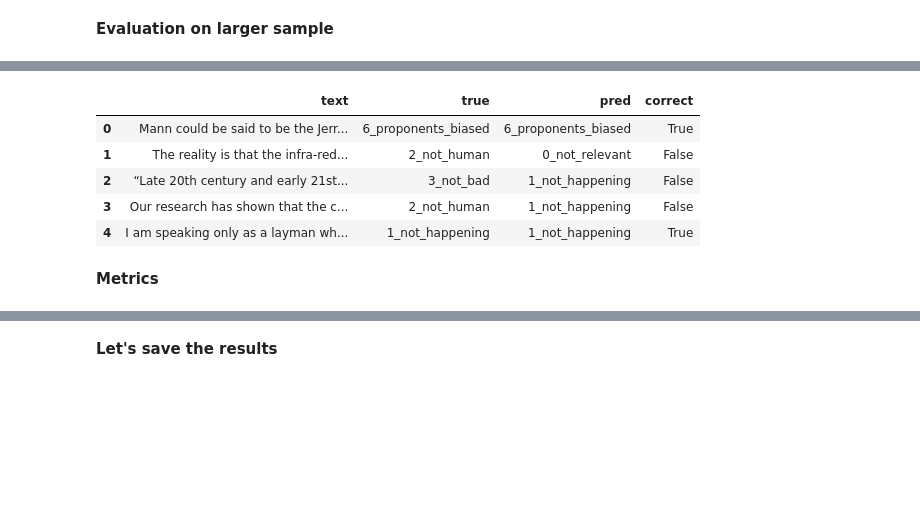
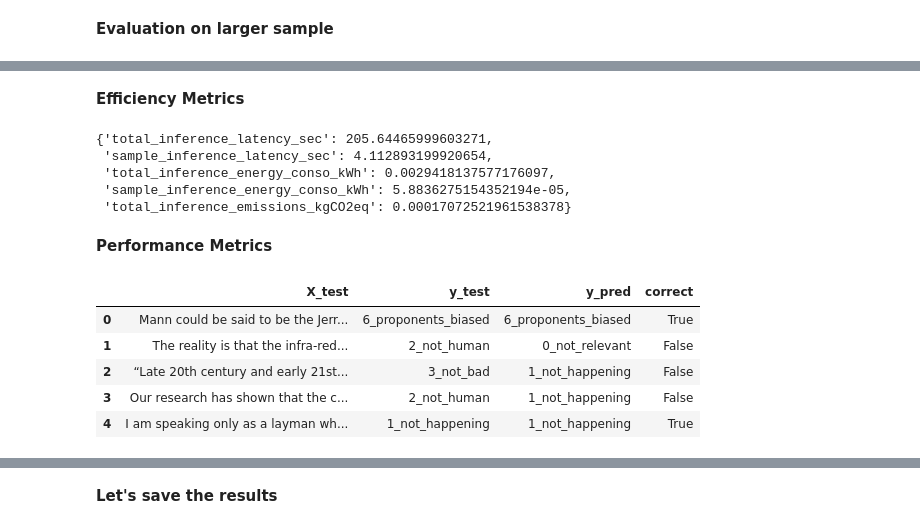
Before and after one commit to Arivima/frugal-ai-challenge, a Jupyter notebook: training/Baseline_text_LLM.ipynb, the cells around one changed output, grey strips where cells are left out. Saved outputs shown, nothing was run; the diff lists cells and outputs as text; code cells hidden in the pictures; blank space fills up the shorter version.

```diff
--- a/training/Baseline_text_LLM.ipynb
+++ b/training/Baseline_text_LLM.ipynb
@@ -505,9 +434,0 @@ Average Power Consumption: 0.000830 W
-# %%
-results.head()
-# %% [output]
-|  | text | true | pred | correct |
-| 0 | Mann could be said to be the Jerr... | 6_proponents_biased | 6_proponents_biased | True |
-| 1 | The reality is that the infra-red... | 2_not_human | 0_not_relevant | False |
-| 2 | “Late 20th century and early 21st... | 3_not_bad | 1_not_happening | False |
-| 3 | Our research has shown that the c... | 2_not_human | 1_not_happening | False |
-| 4 | I am speaking only as a layman wh... | 1_not_happening | 1_not_happening | True |
@@ -514,2 +437,27 @@ results.head()
 # %% [markdown]
-**Metrics**
+**Efficiency Metrics**
+# %%
+inf_efficiency_metrics_df
+# %% [output]
+{'total_inference_latency_sec': 205.64465999603271,
+ 'sample_inference_latency_sec': 4.112893199920654,
+ 'total_inference_energy_conso_kWh': 0.0029418137577176097,
+ 'sample_inference_energy_conso_kWh': 5.8836275154352194e-05,
+ 'total_inference_emissions_kgCO2eq': 0.00017072521961538378}
+# %% [markdown]
+**Performance Metrics**
+# %%
+results = pd.DataFrame({
+    'X_test': [t[:100]+'...' for t in X_test],
+    'y_test': y_test,
+    'y_pred': y_pred
+})
+results["correct"] = results["y_test"] == results["y_pred"]
+results.head()
+# %% [output]
+|  | X_test | y_test | y_pred | correct |
+| 0 | Mann could be said to be the Jerr... | 6_proponents_biased | 6_proponents_biased | True |
+| 1 | The reality is that the infra-red... | 2_not_human | 0_not_relevant | False |
+| 2 | “Late 20th century and early 21st... | 3_not_bad | 1_not_happening | False |
+| 3 | Our research has shown that the c... | 2_not_human | 1_not_happening | False |
+| 4 | I am speaking only as a layman wh... | 1_not_happening | 1_not_happening | True |
```
Also changed, not shown: parts of 34 cells of this notebook, 17 other files.
